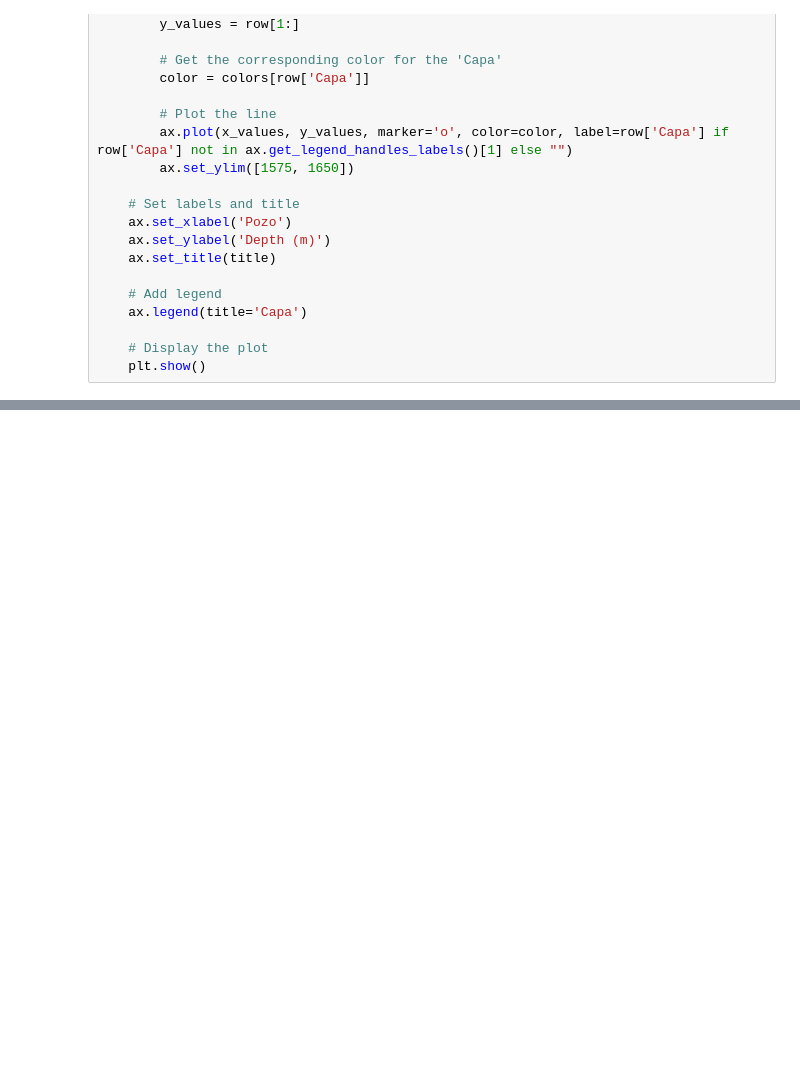
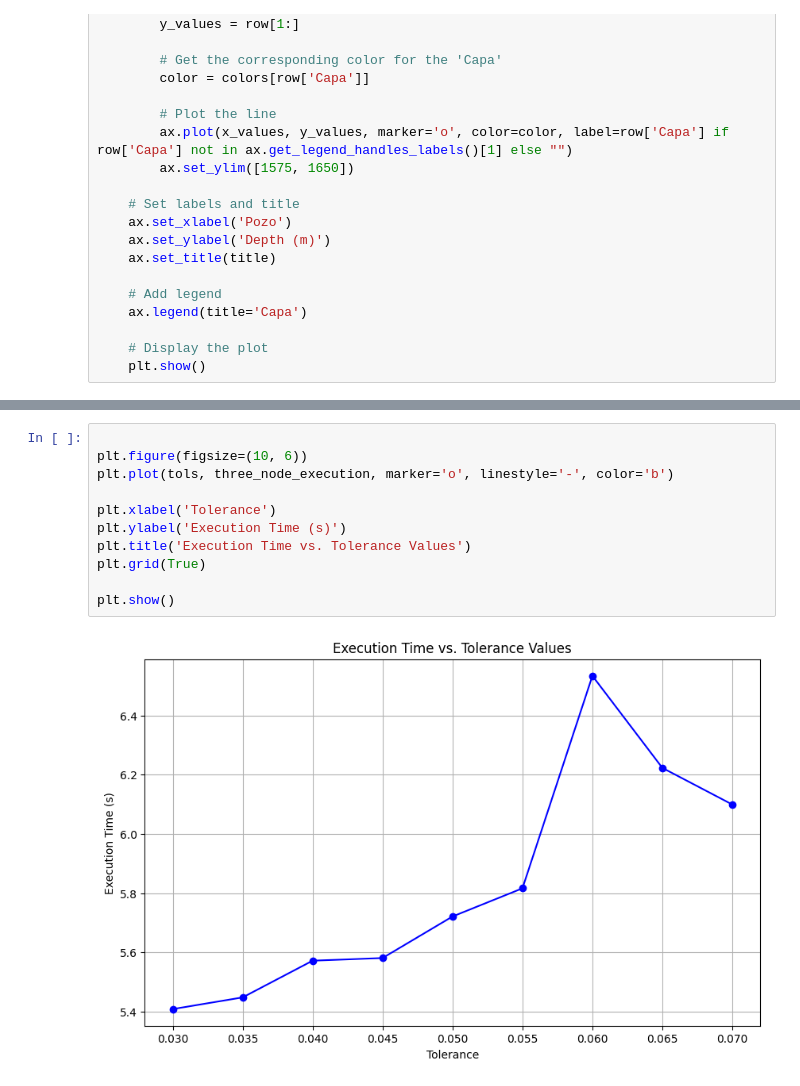
Before and after one commit to scast3/dtw_tool, a Jupyter notebook: optimization.ipynb, the cells around one changed output, grey strips where cells are left out. Saved outputs shown, nothing was run; the diff lists cells and outputs as text; blank space fills up the shorter version.

```diff
--- a/optimization.ipynb
+++ b/optimization.ipynb
@@ -376,0 +393,13 @@ NameError: name 'three_nodes' is not defined
+# %%
+
+plt.figure(figsize=(10, 6))
+plt.plot(tols, three_node_execution, marker='o', linestyle='-', color='b')
+
+plt.xlabel('Tolerance')
+plt.ylabel('Execution Time (s)')
+plt.title('Execution Time vs. Tolerance Values')
+plt.grid(True)
+
+plt.show()
+# %% [output]
+[figure, added]
```
Also changed, not shown: parts of 8 cells of this notebook.
